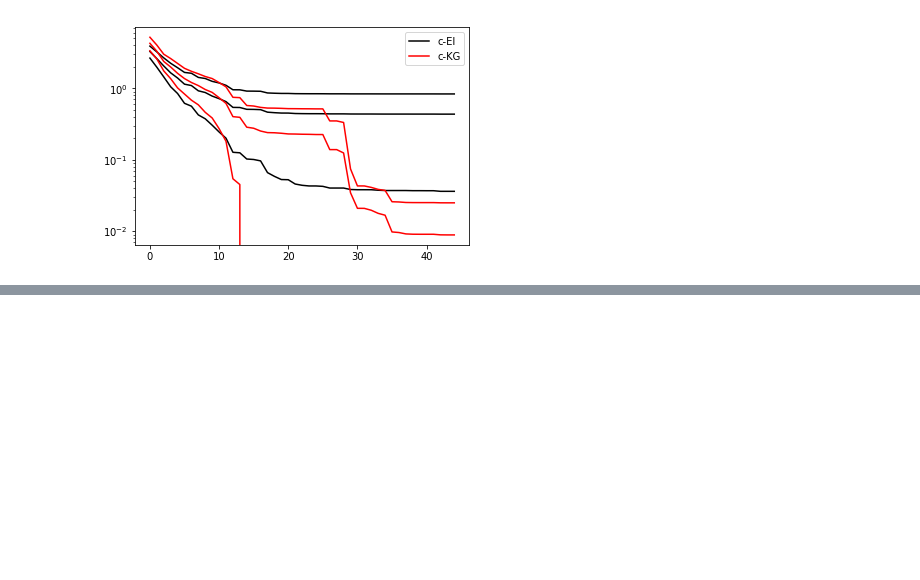
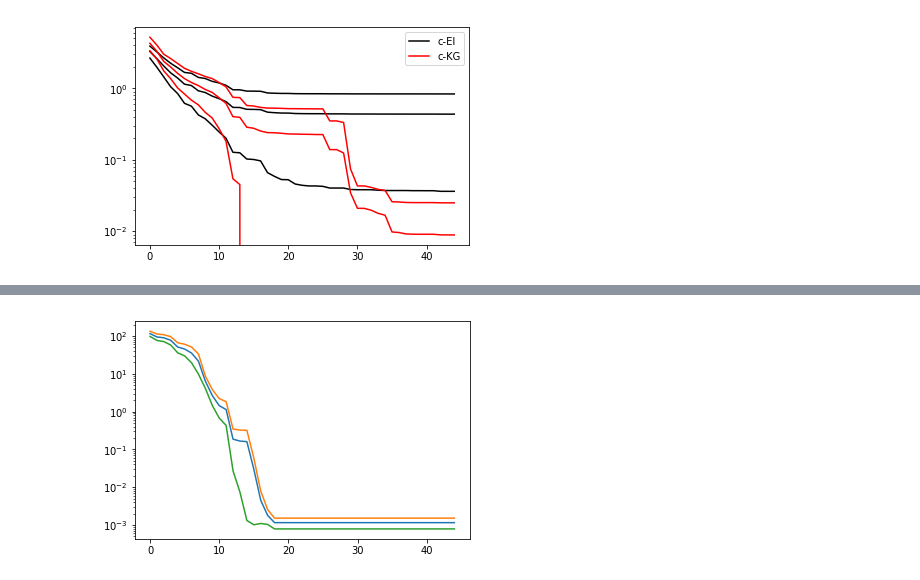
Before and after one commit to JuanUngredda/Constrained-KG, a Jupyter notebook: core/acquisition/RESULTS/Untitled.ipynb, the cells around one changed output, grey strips where cells are left out. Saved outputs shown, nothing was run; the diff lists cells and outputs as text; code cells hidden in the pictures; blank space fills up the shorter version.

```diff
--- a/core/acquisition/RESULTS/Untitled.ipynb
+++ b/core/acquisition/RESULTS/Untitled.ipynb
@@ -54,7 +54,7 @@ class mistery():
         return -fval.reshape(n,1)
 
 
-X = np.random.random((1000000,2))*5
+X = np.random.random((100000000,2))*5
 mistery_f = mistery(sd=1e-6)
 Y = mistery_f.f(X)
 C = mistery_f.c(X)
@@ -126,0 +178,23 @@ jojo
+# %%
+path = "/home/juan/Documents/PhD/GitHub_Reps/Constrained-KG/core/acquisition/RESULTS/new_branin_bnch/"
+files = os.listdir(path)
+
+#best_value = np.max(f(X))
+results_1 =[]
+for i in range(len(files)):
+    data = pd.read_csv(path+files[i])
+    cum_val = []
+    for i in range(data.values.shape[0]):
+        cum_val.append(np.max(data.values[:i+1,1]))
+    results_1.append(best_value  - np.array(cum_val).reshape(-1))
+
+mean_values_branin_bnch = np.mean(results_1,axis=0)
+std_values = np.std(results_1,axis=0)
+MSE_branin_bnch = 1.95*std_values/np.sqrt(len(files)+60)
+# %%
+plt.plot(mean_values_branin_bnch)
+plt.plot(mean_values_branin_bnch + MSE_branin_bnch)
+plt.plot(mean_values_branin_bnch - MSE_branin_bnch)
+plt.yscale("log")
+# %% [output]
+[figure, added]
```
Also changed, not shown: parts of 12 cells of this notebook, 32 other files.
